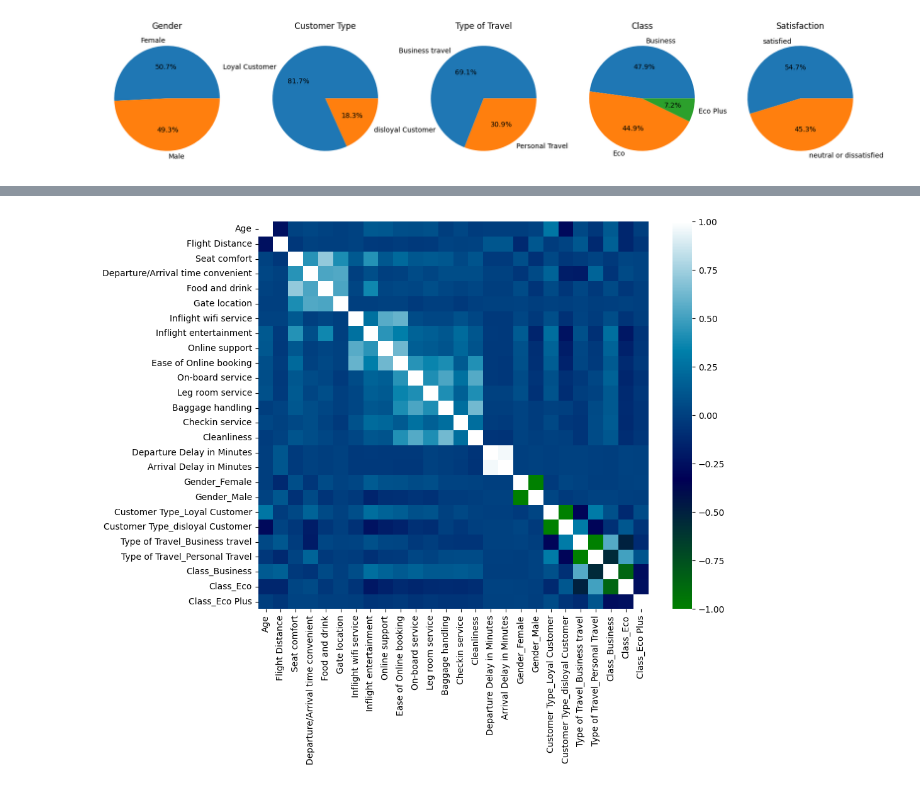
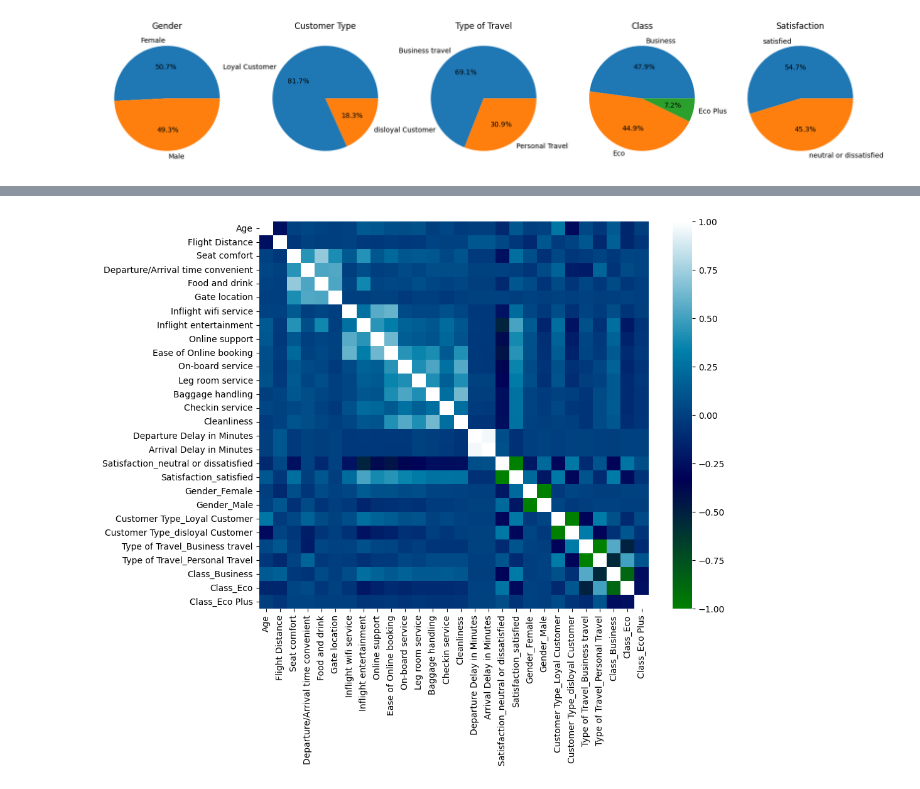
Before and after one commit to FengfengZ93/Airline_classification, a Jupyter notebook: 1.airline_analysis.ipynb, the cells around one changed output, grey strips where cells are left out. Drawn from its saved outputs; the diff is of its cells as text; code cells hidden in the pictures.

```diff
--- a/1.airline_analysis.ipynb
+++ b/1.airline_analysis.ipynb
@@ -213,24 +215,24 @@ Text(0, 0.5, 'Departure Delay in Minutes')
 # %%
 # Correlation between all the features
 
 # Encode the qualitative variables into numerical values using one-hot encoding
-df_encoded = pd.get_dummies(df, columns=['Gender', 'Customer Type', 'Type of Travel', 'Class'])
+df_encoded = pd.get_dummies(df, columns=["Satisfaction", 'Gender', 'Customer Type', 'Type of Travel', 'Class'])
 
 quant_vars = ['Age', 'Flight Distance', 'Seat comfort',
        'Departure/Arrival time convenient', 'Food and drink', 'Gate location',
        'Inflight wifi service', 'Inflight entertainment', 'Online support',
        'Ease of Online booking', 'On-board service', 'Leg room service',
        'Baggage handling', 'Checkin service', 'Cleanliness', 'Departure Delay in Minutes',
        'Arrival Delay in Minutes']
 
 # Calculate the correlation matrix using Pearson correlation
-corr_matrix = df_encoded[quant_vars + list(df_encoded.filter(regex='Gender_|Customer Type_|Type of Travel_|Class_'))].corr(method='pearson')
+corr_matrix = df_encoded[quant_vars + list(df_encoded.filter(regex='Satisfaction_|Gender_|Customer Type_|Type of Travel_|Class_'))].corr(method='pearson')
 
 
 plt.figure(figsize=(10, 8))
 
 sns.heatmap(corr_matrix, cmap='ocean')
 
 plt.show()
 # %% [output]
-[figure, old version]
+[figure, new version]
```
Also changed, not shown: parts of 7 cells of this notebook, 1 other file.
